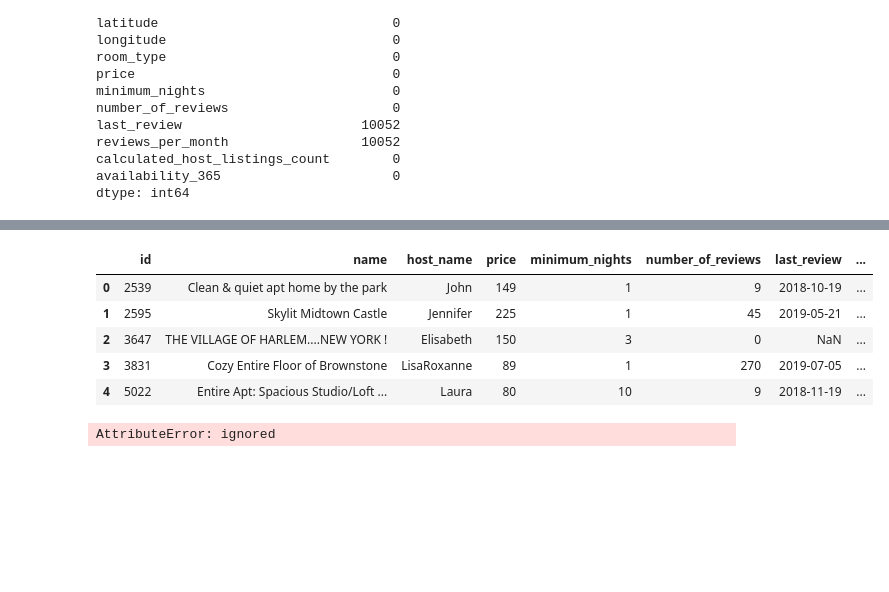
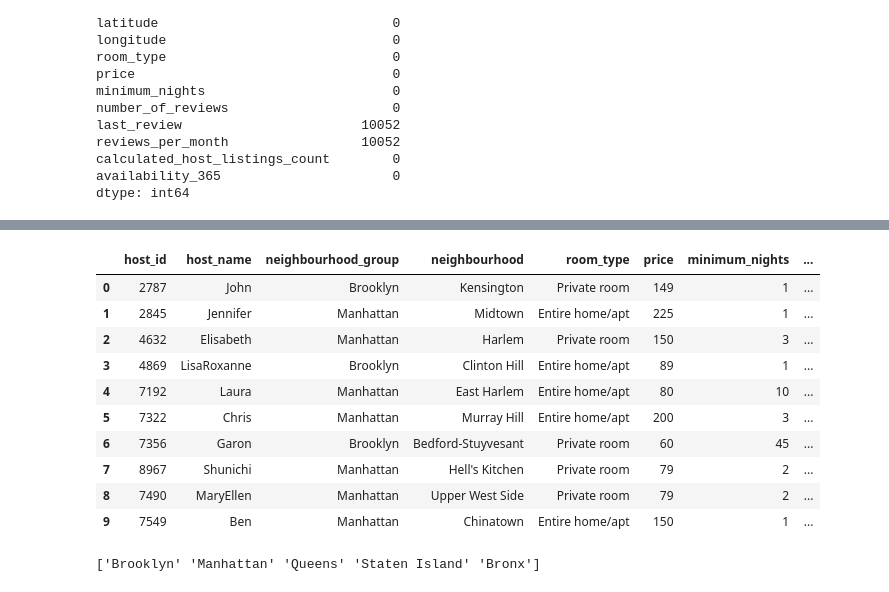
Before and after one commit to SharmaAyush98/EDA_CAPSTONE, a Jupyter notebook: Airbnb_Bookings_Analysis_Capstone_Project.ipynb, the cells around one changed output, grey strips where cells are left out. Drawn from its saved outputs; the diff is of its cells as text; code cells hidden in the pictures; blank space fills up the shorter version.

```diff
--- a/Airbnb_Bookings_Analysis_Capstone_Project.ipynb
+++ b/Airbnb_Bookings_Analysis_Capstone_Project.ipynb
@@ -189,15 +195,25 @@ memory usage: 6.0+ MB
 # %%
 # Which are the busiest or least busy areas according to customers or hosts and why?
-airbnb.drop(['host_id','neighbourhood_group','neighbourhood','latitude','longitude','room_type','calculated_host_listings_count'], axis=1, inplace=True)
-airbnb.head()
+
+airbnb.drop(['id','name','latitude','longitude','number_of_reviews','last_review','reviews_per_month'], axis=1, inplace=True)
+airbnb.head(10)
 # %% [output]
-|  | id | name | host_name | price | minimum_nights | number_of_reviews | last_review | ... |
-| 0 | 2539 | Clean & quiet apt home by the park | John | 149 | 1 | 9 | 2018-10-19 | ... |
-| 1 | 2595 | Skylit Midtown Castle | Jennifer | 225 | 1 | 45 | 2019-05-21 | ... |
-| 2 | 3647 | THE VILLAGE OF HARLEM....NEW YORK ! | Elisabeth | 150 | 3 | 0 | NaN | ... |
-| 3 | 3831 | Cozy Entire Floor of Brownstone | LisaRoxanne | 89 | 1 | 270 | 2019-07-05 | ... |
-| 4 | 5022 | Entire Apt: Spacious Studio/Loft ... | Laura | 80 | 10 | 9 | 2018-11-19 | ... |
+|  | host_id | host_name | neighbourhood_group | neighbourhood | room_type | price | minimum_nights | ... |
+| 0 | 2787 | John | Brooklyn | Kensington | Private room | 149 | 1 | ... |
+| 1 | 2845 | Jennifer | Manhattan | Midtown | Entire home/apt | 225 | 1 | ... |
+| 2 | 4632 | Elisabeth | Manhattan | Harlem | Private room | 150 | 3 | ... |
+| 3 | 4869 | LisaRoxanne | Brooklyn | Clinton Hill | Entire home/apt | 89 | 1 | ... |
+| 4 | 7192 | Laura | Manhattan | East Harlem | Entire home/apt | 80 | 10 | ... |
+| 5 | 7322 | Chris | Manhattan | Murray Hill | Entire home/apt | 200 | 3 | ... |
+| 6 | 7356 | Garon | Brooklyn | Bedford-Stuyvesant | Private room | 60 | 45 | ... |
+| 7 | 8967 | Shunichi | Manhattan | Hell's Kitchen | Private room | 79 | 2 | ... |
+| 8 | 7490 | MaryEllen | Manhattan | Upper West Side | Private room | 79 | 2 | ... |
+| 9 | 7549 | Ben | Manhattan | Chinatown | Entire home/apt | 150 | 1 | ... |
-# %%
-airbnb.number_of_reviews.value_counts().head()
-# %% [output]
-AttributeError: ignored
+# %%
+#let's proceed with examing some interesting categorical unique values
+#examining the unique values of n_group as this column will appear very handy for later analysis
+
+u_neighbourhood_group = airbnb.neighbourhood_group.unique()
+print(u_neighbourhood_group)
+# %% [output]
+['Brooklyn' 'Manhattan' 'Queens' 'Staten Island' 'Bronx']
```
Also changed, not shown: parts of 14 cells of this notebook.
